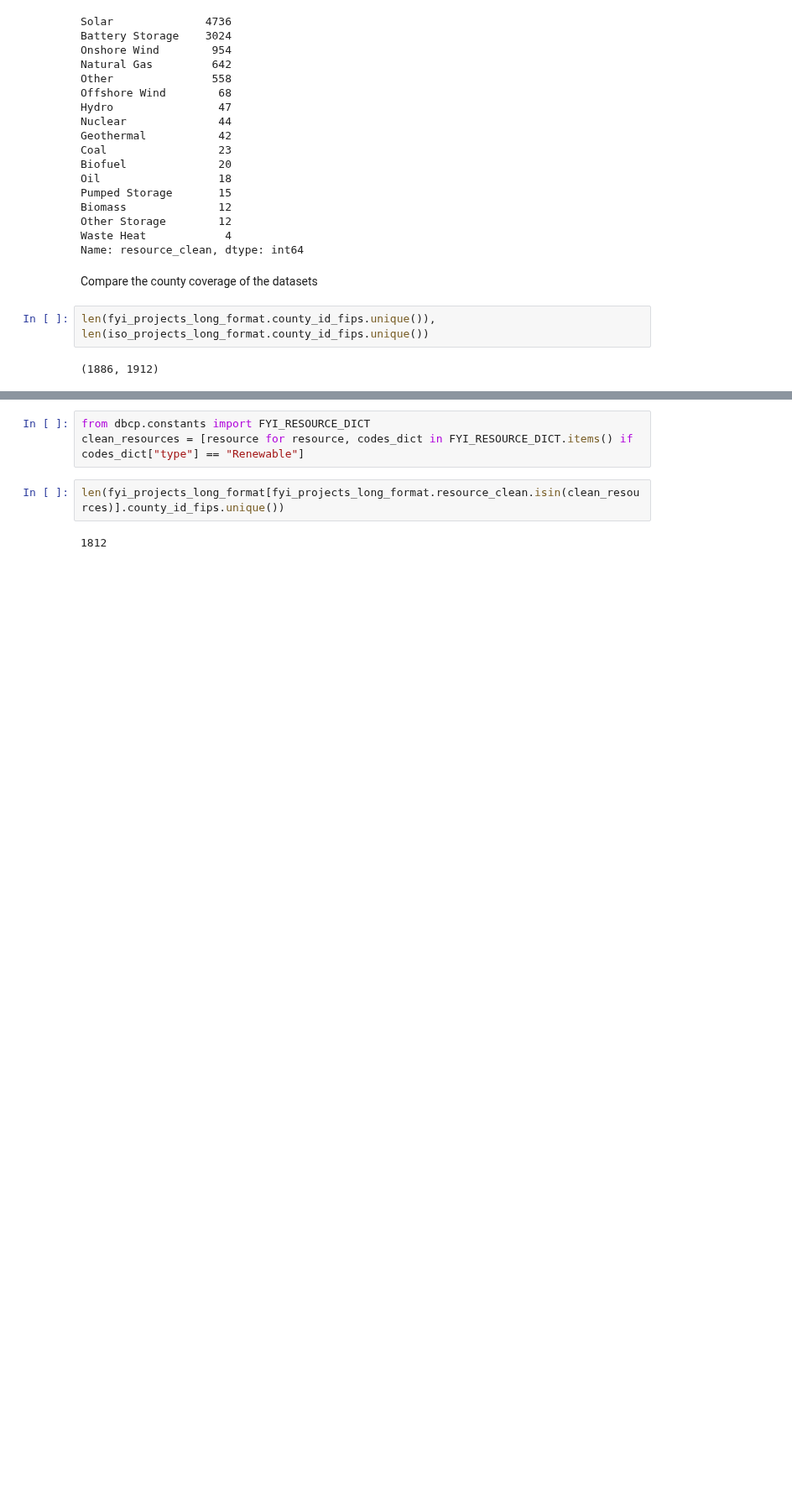
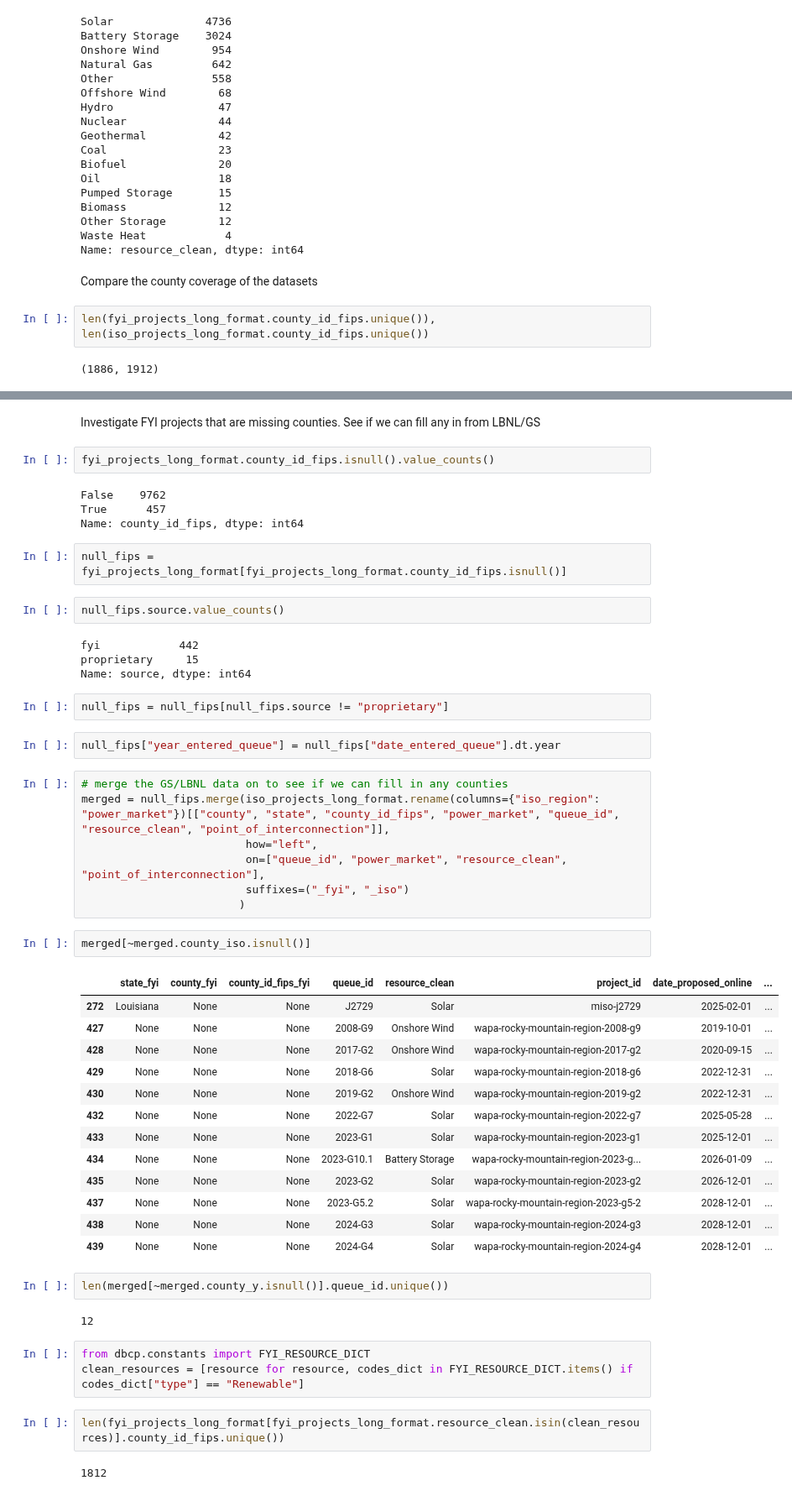
Before and after one commit to deployment-gap-model-education-fund/deployment-gap-model, a Jupyter notebook: notebooks/data_updates/interconnection_fyi/interconnection-fyi-update.ipynb, the cells around one changed output, grey strips where cells are left out. Shown at 84% size. Saved outputs shown, nothing was run; the diff lists cells and outputs as text; blank space fills up the shorter version.

```diff
--- a/notebooks/data_updates/interconnection_fyi/interconnection-fyi-update.ipynb
+++ b/notebooks/data_updates/interconnection_fyi/interconnection-fyi-update.ipynb
@@ -202,3 +271,50 @@ len(fyi_projects_long_format.county_id_fips.unique()), len(iso_projects_long_for
+# %% [markdown]
+Investigate FYI projects that are missing counties. See if we can fill any in from LBNL/GS
+# %%
+fyi_projects_long_format.county_id_fips.isnull().value_counts()
+# %% [output]
+False    9762
+True      457
+Name: county_id_fips, dtype: int64
+# %%
+null_fips = fyi_projects_long_format[fyi_projects_long_format.county_id_fips.isnull()]
+# %%
+null_fips.source.value_counts()
+# %% [output]
+fyi            442
+proprietary     15
+Name: source, dtype: int64
+# %%
+null_fips = null_fips[null_fips.source != "proprietary"]
+# %%
+null_fips["year_entered_queue"] = null_fips["date_entered_queue"].dt.year
+# %%
+# merge the GS/LBNL data on to see if we can fill in any counties
+merged = null_fips.merge(iso_projects_long_format.rename(columns={"iso_region": "power_market"})[["county", "state", "county_id_fips", "power_market", "queue_id", "resource_clean", "point_of_interconnection"]],
+                         how="left",
+                         on=["queue_id", "power_market", "resource_clean", "point_of_interconnection"],
+                         suffixes=("_fyi", "_iso")
+                        )
+# %%
+merged[~merged.county_iso.isnull()]
+# %% [output]
+|  | state_fyi | county_fyi | county_id_fips_fyi | queue_id | resource_clean | project_id | date_proposed_online | ... |
+| 272 | Louisiana | None | None | J2729 | Solar | miso-j2729 | 2025-02-01 | ... |
+| 427 | None | None | None | 2008-G9 | Onshore Wind | wapa-rocky-mountain-region-2008-g9 | 2019-10-01 | ... |
+| 428 | None | None | None | 2017-G2 | Onshore Wind | wapa-rocky-mountain-region-2017-g2 | 2020-09-15 | ... |
+| 429 | None | None | None | 2018-G6 | Solar | wapa-rocky-mountain-region-2018-g6 | 2022-12-31 | ... |
+| 430 | None | None | None | 2019-G2 | Onshore Wind | wapa-rocky-mountain-region-2019-g2 | 2022-12-31 | ... |
+| 432 | None | None | None | 2022-G7 | Solar | wapa-rocky-mountain-region-2022-g7 | 2025-05-28 | ... |
+| 433 | None | None | None | 2023-G1 | Solar | wapa-rocky-mountain-region-2023-g1 | 2025-12-01 | ... |
+| 434 | None | None | None | 2023-G10.1 | Battery Storage | wapa-rocky-mountain-region-2023-g... | 2026-01-09 | ... |
+| 435 | None | None | None | 2023-G2 | Solar | wapa-rocky-mountain-region-2023-g2 | 2026-12-01 | ... |
+| 437 | None | None | None | 2023-G5.2 | Solar | wapa-rocky-mountain-region-2023-g5-2 | 2028-12-01 | ... |
+| 438 | None | None | None | 2024-G3 | Solar | wapa-rocky-mountain-region-2024-g3 | 2028-12-01 | ... |
+| 439 | None | None | None | 2024-G4 | Solar | wapa-rocky-mountain-region-2024-g4 | 2028-12-01 | ... |
+# %%
+len(merged[~merged.county_y.isnull()].queue_id.unique())
+# %% [output]
+12
 # %%
 from dbcp.constants import FYI_RESOURCE_DICT
 clean_resources = [resource for resource, codes_dict in FYI_RESOURCE_DICT.items() if codes_dict["type"] == "Renewable"]
```
Also changed, not shown: parts of 30 cells of this notebook, 3 other files.
